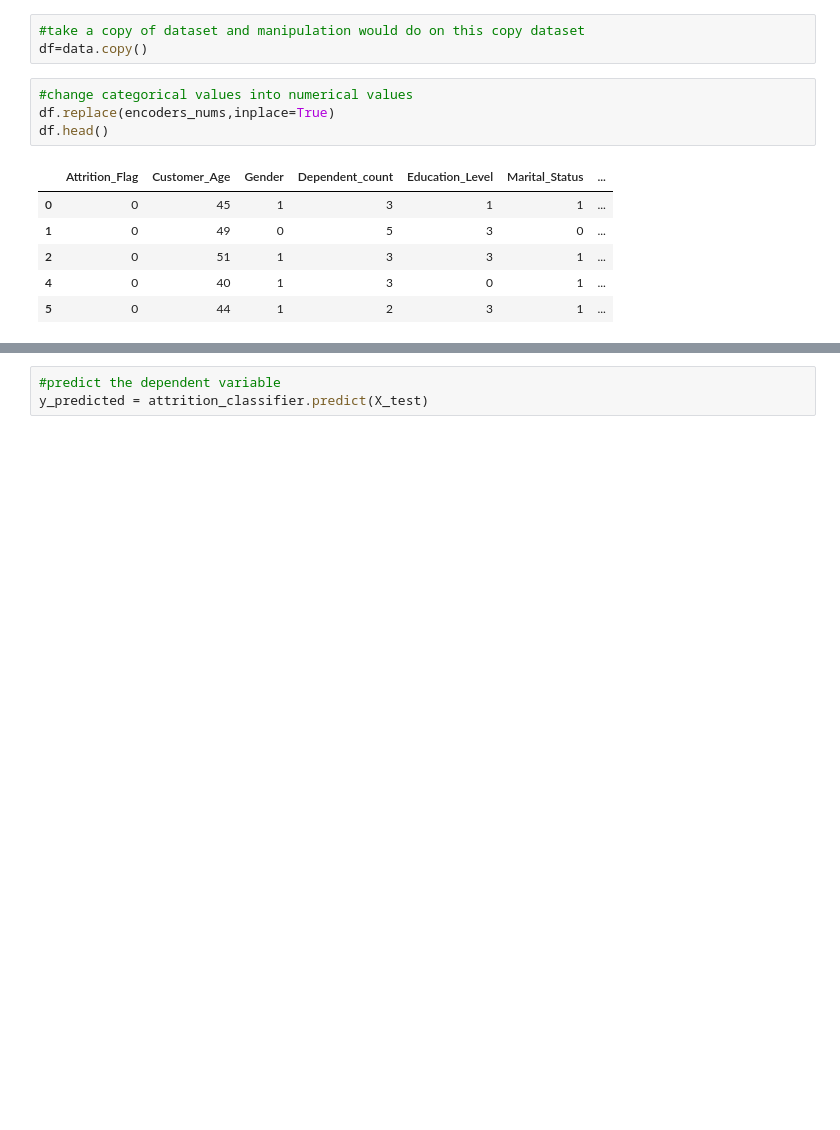
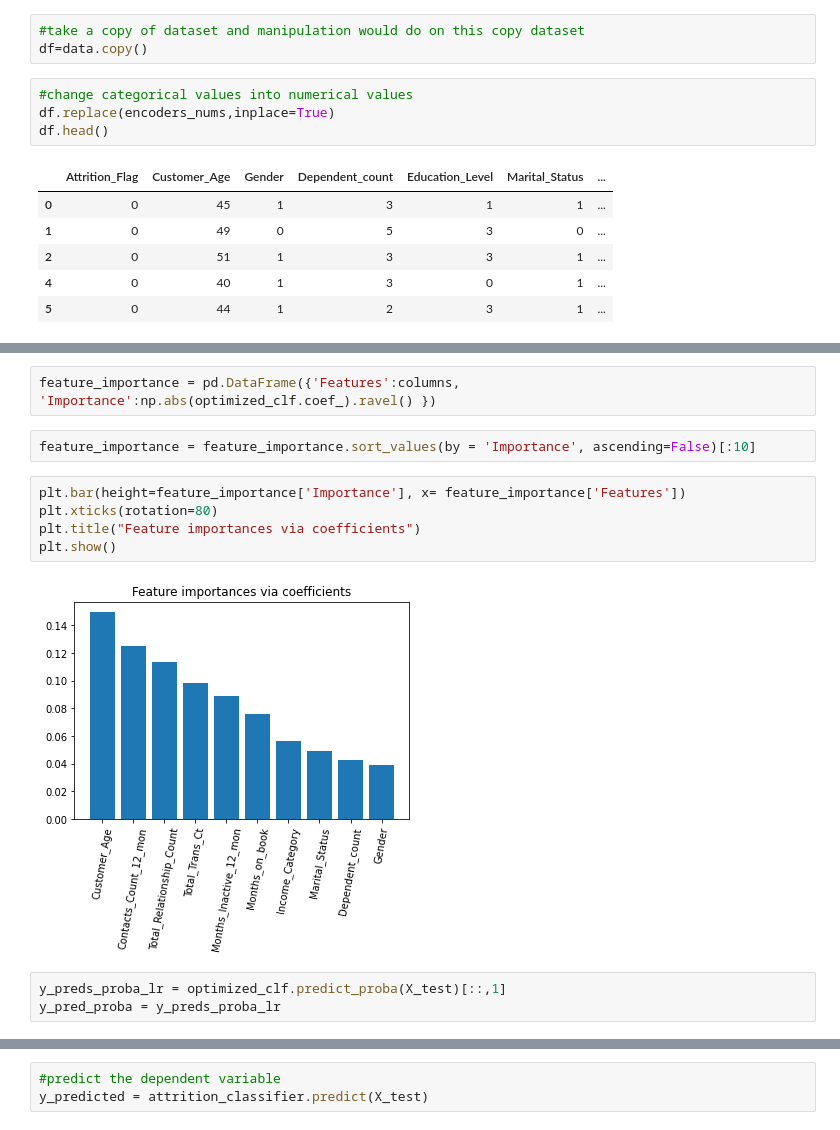
Before and after one commit to Shreya-data/Bank-Churners, a Jupyter notebook: Decision_Tree_and_Random_Forest.ipynb, the cells around one changed output, grey strips where cells are left out. Drawn from its saved outputs; the diff is of its cells as text; blank space fills up the shorter version.

```diff
--- a/Decision_Tree_and_Random_Forest.ipynb
+++ b/Decision_Tree_and_Random_Forest.ipynb
@@ -222,0 +379,14 @@ X_train, X_test, y_train, y_test = train_test_split(X, y, test_size=0.2, random_
+# %%
+feature_importance = pd.DataFrame({'Features':columns, 'Importance':np.abs(optimized_clf.coef_).ravel() })
+# %%
+feature_importance = feature_importance.sort_values(by = 'Importance', ascending=False)[:10]
+# %%
+plt.bar(height=feature_importance['Importance'], x= feature_importance['Features'])
+plt.xticks(rotation=80)
+plt.title("Feature importances via coefficients")
+plt.show()
+# %% [output]
+[figure, added]
+# %%
+y_preds_proba_lr = optimized_clf.predict_proba(X_test)[::,1]
+y_pred_proba = y_preds_proba_lr
```
Also changed, not shown: parts of 87 cells of this notebook.
